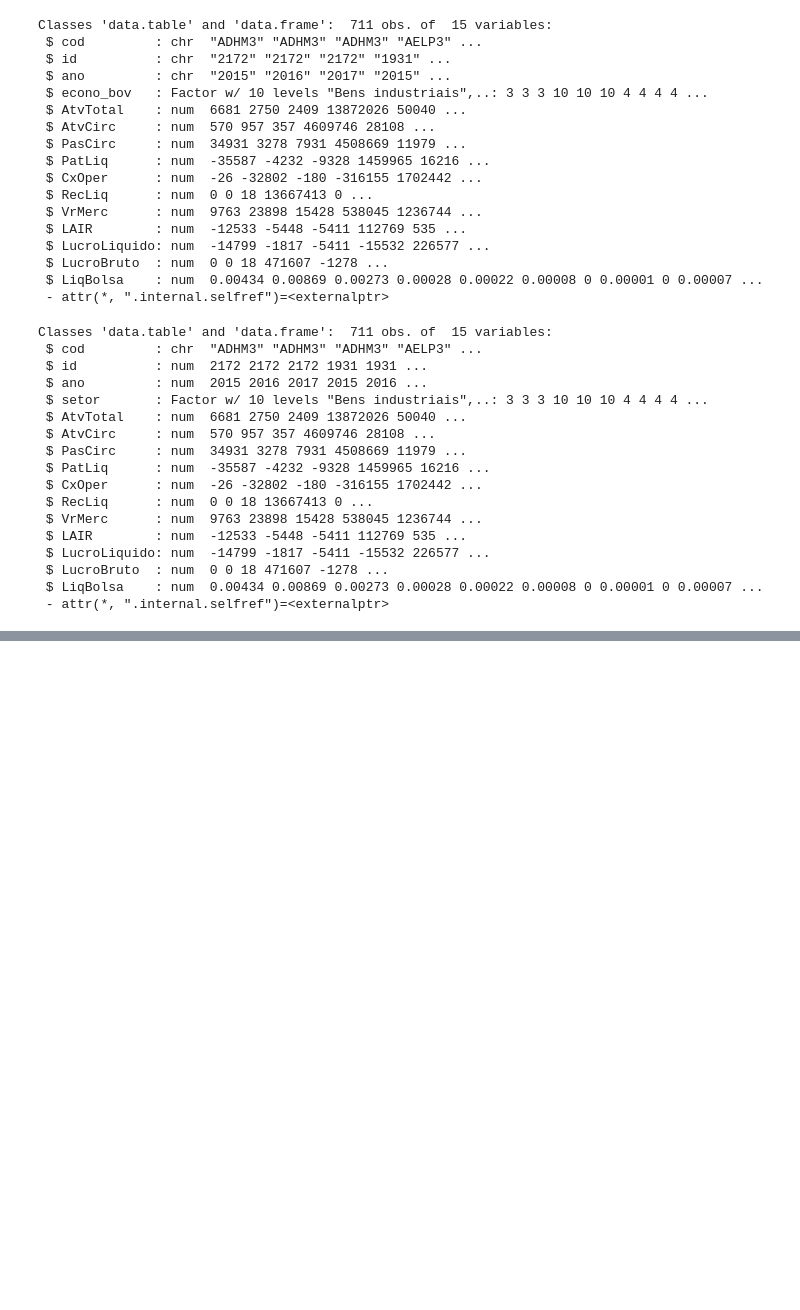
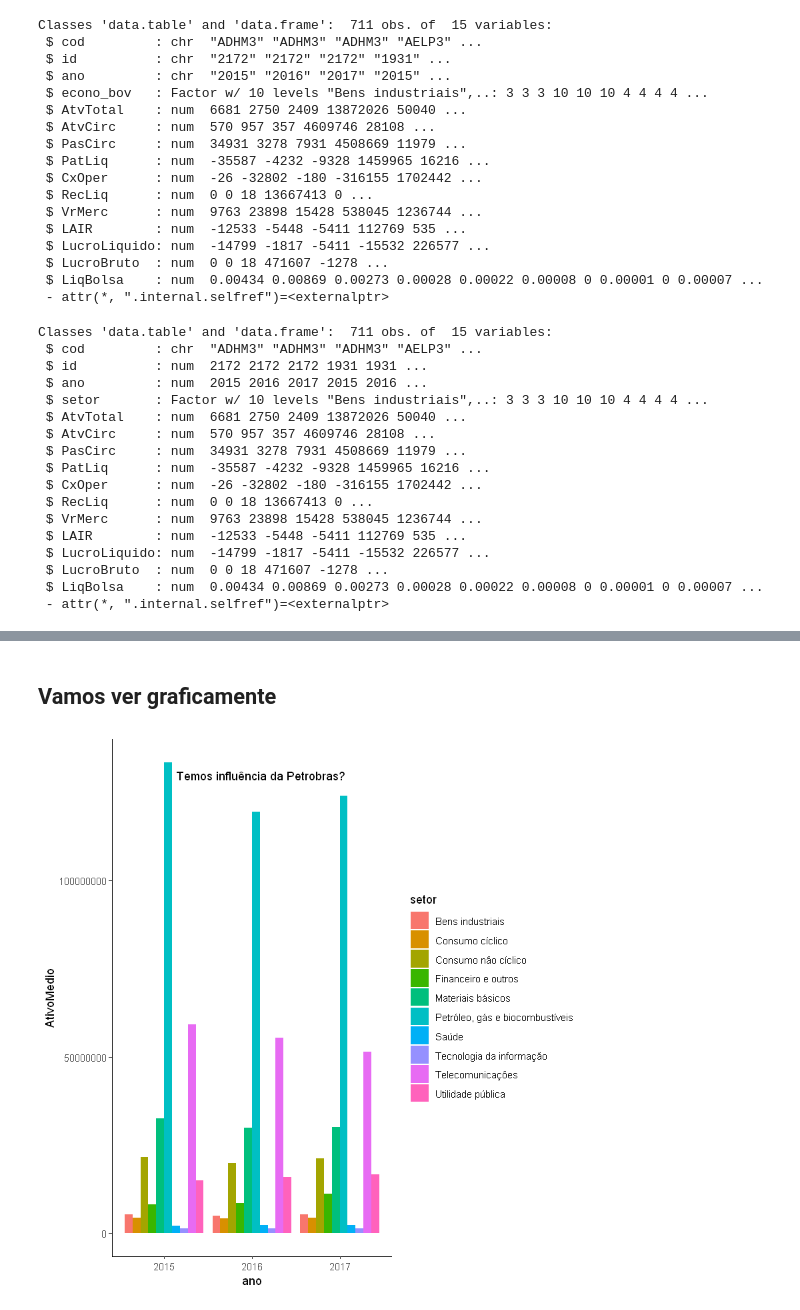
Before and after one commit to kleberformiga/Aulas, a Jupyter notebook: AnaliseDemCont/AnaliseDemCont.ipynb, the cells around one changed output, grey strips where cells are left out. Saved outputs shown, nothing was run; the diff lists cells and outputs as text; code cells hidden in the pictures; blank space fills up the shorter version.

```diff
--- a/AnaliseDemCont/AnaliseDemCont.ipynb
+++ b/AnaliseDemCont/AnaliseDemCont.ipynb
@@ -140,0 +155,2 @@ BD.Aula1[grep("bioc", setor)] # Escolhido o setor que contem o padrão informado
+# %% [markdown]
+## Vamos ver graficamente
@@ -140,0 +159,7 @@ BD.Aula1[grep("bioc", setor)] # Escolhido o setor que contem o padrão informado
+# %%
+ggplot(setorial, aes(x = ano, y = AtivoMedio)) +
+geom_bar(stat = "identity", aes(fill = setor), position = "dodge") +
+theme(legend.position = "bottom") + theme_classic() +
+annotate("text", x = 2016.1, y = 130000000, label = "Temos influência da Petrobras?")
+# %% [output]
+[figure, added]
```
Also changed, not shown: parts of 11 cells of this notebook.
